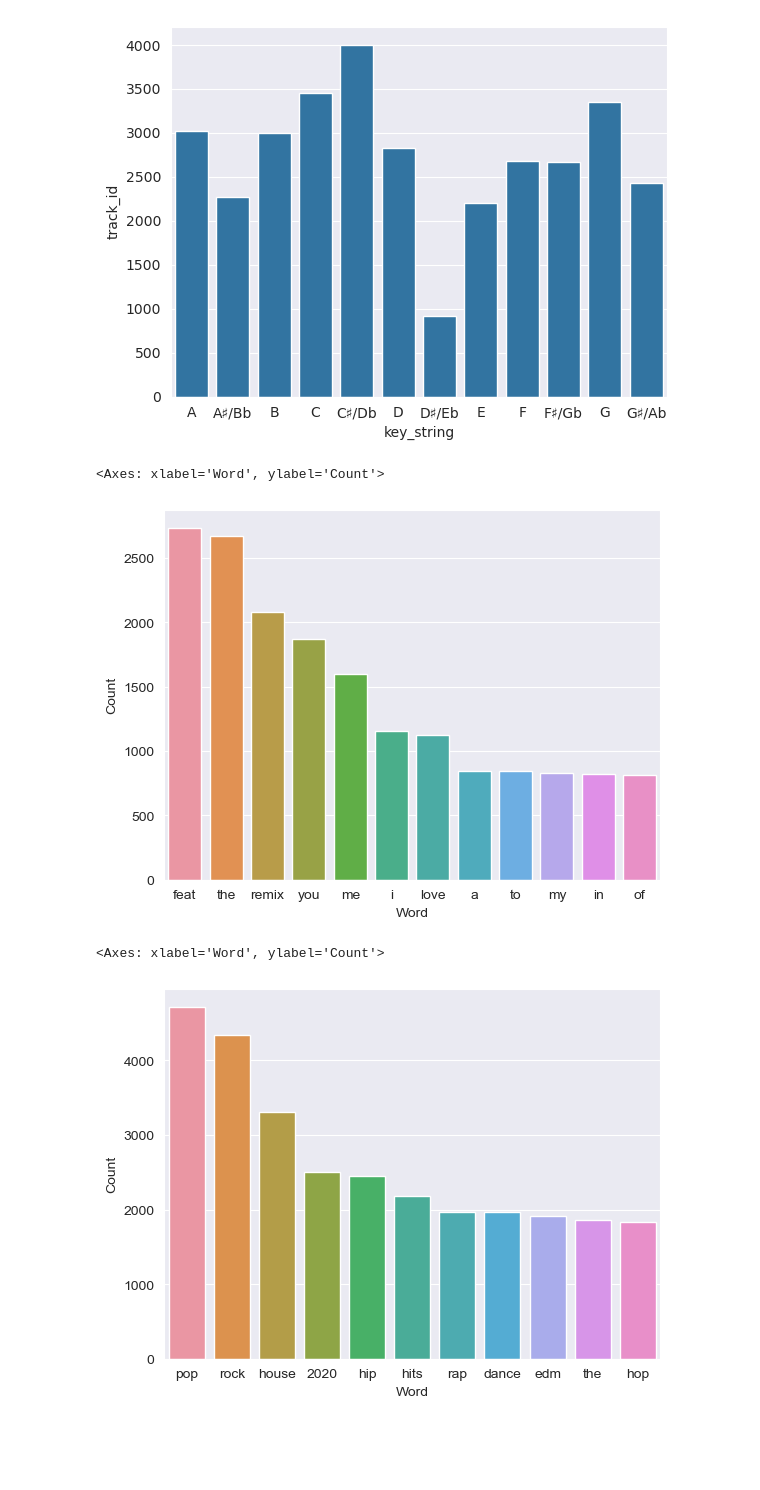
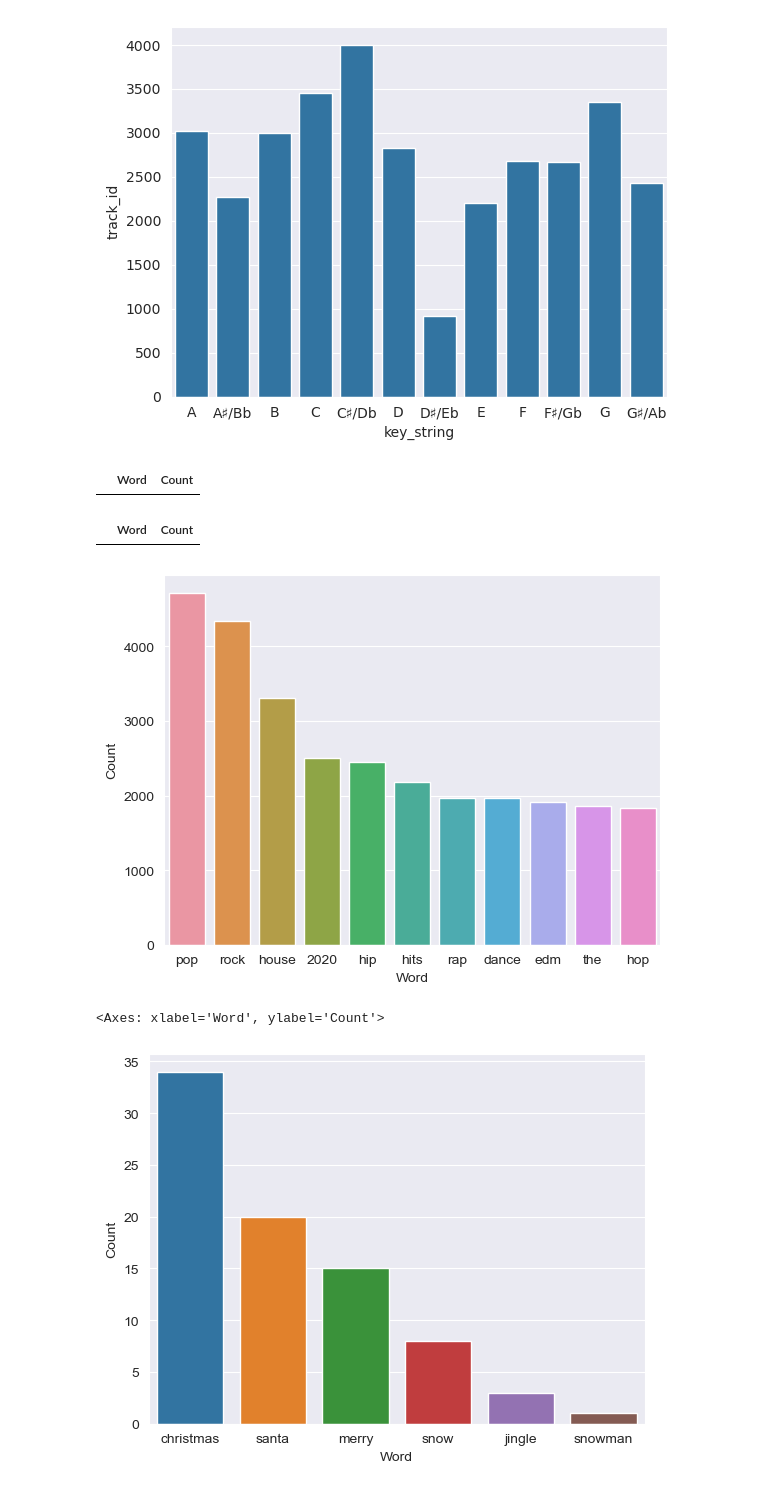
Before and after one commit to Toffuh/project-aids, a Jupyter notebook: Spotify.ipynb, the cells around one changed output. Drawn from its saved outputs; the diff is of its cells as text; code cells hidden in the pictures; blank space fills up the shorter version.

Commit message:
christmas

```diff
--- a/Spotify.ipynb
+++ b/Spotify.ipynb
@@ -164,7 +164,7 @@ sns.barplot(data=group, x="key_string", y="track_id")
 # %%
 all_names = ' '.join(data['track_name'].dropna())
 
-words = all_names.lower().replace("(","").replace(")","").replace("-","").replace(".","").replace("&","").split()
+words = all_names.lower().replace("(", "").replace(")", "").replace("-", "").replace(".", "").replace("&", "").split()
 
 word_series = pd.Series(words)
 
@@ -172,14 +172,15 @@ word_counts = word_series.value_counts().reset_index()
 word_counts.columns = ['Word', 'Count']
 word_counts = word_counts[word_counts['Count'] > 800]
 
-sns.barplot(data=word_counts, x="Word",y="Count")
+sns.barplot(data=word_counts, x="Word", y="Count")
+word_counts[word_counts['Word'] == "Christmas"]
 # %% [output]
-<Axes: xlabel='Word', ylabel='Count'>
-[figure, removed]
+|  | Word | Count |
 # %%
 all_names = ' '.join(data['playlist_name'].dropna())
 
-words = all_names.lower().replace("(","").replace(")","").replace("-","").replace(".","").replace("&","").replace("/","").replace("|","").split()
+words = all_names.lower().replace("(", "").replace(")", "").replace("-", "").replace(".", "").replace("&", "").replace(
+    "/", "").replace("|", "").split()
 
 word_series = pd.Series(words)
 
@@ -187,7 +188,25 @@ word_counts = word_series.value_counts().reset_index()
 word_counts.columns = ['Word', 'Count']
 word_counts = word_counts[word_counts['Count'] > 1800]
 
-sns.barplot(data=word_counts, x="Word",y="Count")
+sns.barplot(data=word_counts, x="Word", y="Count")
 # %% [output]
-<Axes: xlabel='Word', ylabel='Count'>
+|  | Word | Count |
 [figure]
+# %%
+all_names = ' '.join(data['track_name'].dropna())
+
+words = all_names.lower().replace("(", "").replace(")", "").replace("-", "").replace(".", "").replace("&", "").split()
+
+word_series = pd.Series(words)
+
+word_counts = word_series.value_counts().reset_index()
+word_counts.columns = ['Word', 'Count']
+
+sns.barplot(data=word_counts[
+    (word_counts['Word'] == "christmas") | (word_counts['Word'] == "snow") | (word_counts['Word'] == "snowman") | (
+                word_counts['Word'] == "merry") | (word_counts['Word'] == "jingle") | (
+                word_counts['Word'] == "santa")], x="Word",
+            y="Count")
+# %% [output]
+<Axes: xlabel='Word', ylabel='Count'>
+[figure, added]
```
Also changed, not shown: 5 other files.
